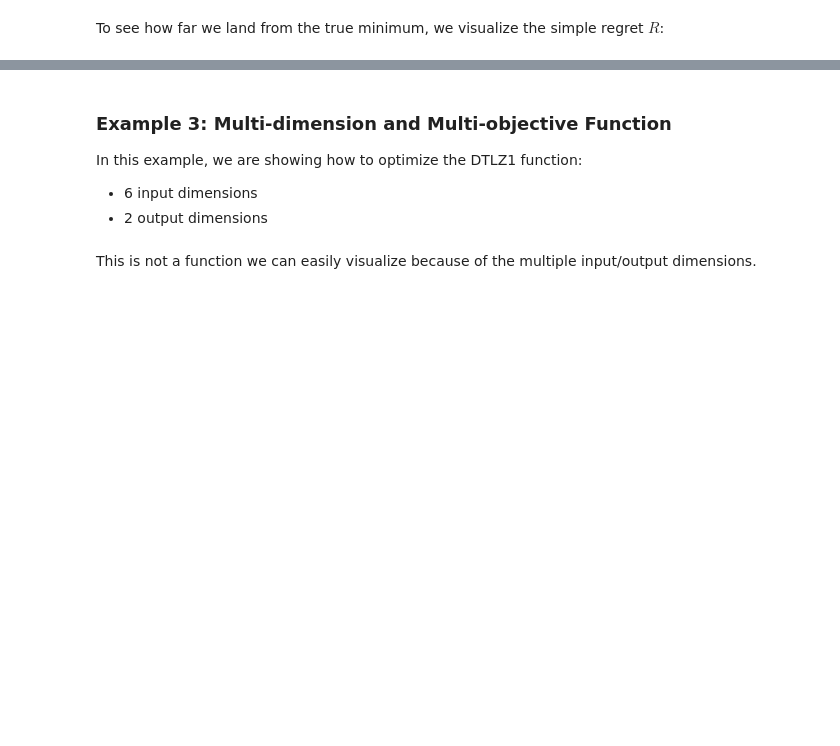
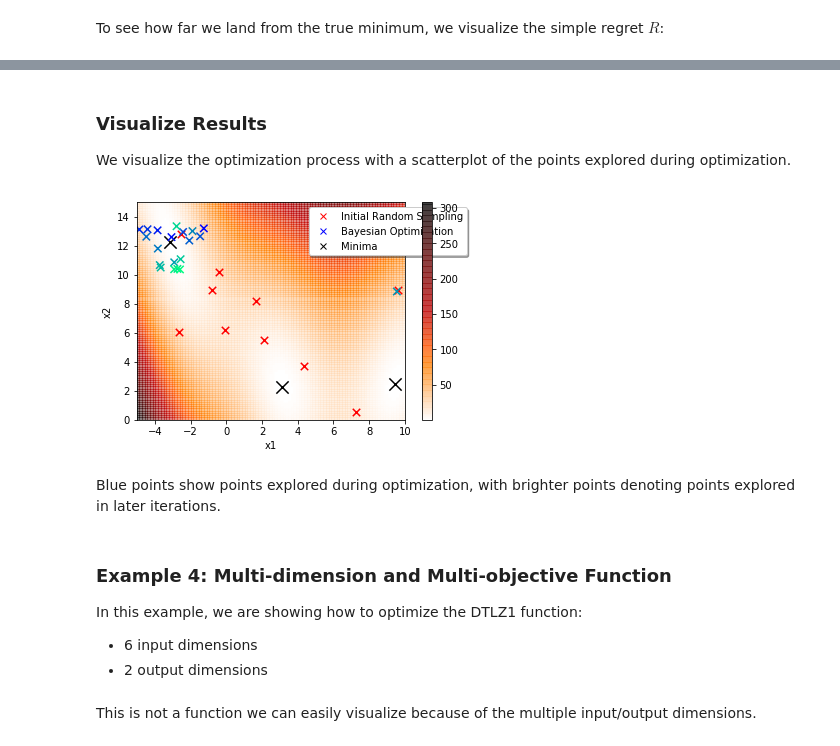
Before and after one commit to luinardi/hypermapper, a Jupyter notebook: example_scenarios/demo/demo_jupyter_notebook.ipynb, the cells around one changed output, grey strips where cells are left out. Cells and saved outputs as stored; diff of their text form; code cells hidden in the pictures; blank space fills up the shorter version.

Commit message:
Updated demo with more examples.

```diff
--- a/example_scenarios/demo/demo_jupyter_notebook.ipynb
+++ b/example_scenarios/demo/demo_jupyter_notebook.ipynb
@@ -344,0 +351,14 @@ To see how far we land from the true minimum, we visualize the simple regret $R$
+# %%
+def branin_function(X):
+    x1 = X['x1']
+    x2 = X['x2']
+    a = 1.0
+    b = 5.1 / (4.0 * math.pi * math.pi)
+    c = 5.0 / math.pi
+    r = 6.0
+    s = 10.0
+    t = 1.0 / (8.0 * math.pi)
+
+    value = a * (x2 - b * x1 * x1 + c * x1 - r) ** 2 + s * (1 - t) * math.cos(x1) + s
+
+    return value
@@ -344,0 +417,3 @@ To see how far we land from the true minimum, we visualize the simple regret $R$
+# %%
+hypermapper.optimize("example_scenarios/demo/example_branin_scenario.json", branin_function)
+sys.stdout = stdout
@@ -345,5 +438,59 @@ To see how far we land from the true minimum, we visualize the simple regret $R$
+# %% [markdown]
+### Visualize Results
+We visualize the optimization process with a scatterplot of the points explored during optimization.
+# %%
+from matplotlib.lines import Line2D
+
+# Plot the value of the Branin function over a grid of the space
+heatmap_samples = 100
+x1_heatmap_values = np.linspace(-5, 10, 100)
+x2_heatmap_values = np.linspace(0, 15, 100)
+branin_values = np.zeros((heatmap_samples, heatmap_samples), dtype=float)
+for i, x1 in enumerate(x1_heatmap_values):
+    for j, x2 in enumerate(x2_heatmap_values):
+        branin_values[j,i] = branin_function({'x1': x1, 'x2': x2})
+
+heat_cmap = plt.get_cmap("gist_heat_r")
+cf = plt.pcolormesh(x1_heatmap_values, x2_heatmap_values, branin_values, cmap=heat_cmap, alpha=0.5)
+plt.colorbar(cf)
+
+# Load the points evaluated by HyperMapper during optimization
+sampled_points = pd.read_csv("branin_output_samples.csv", usecols=['x1', 'x2'])
+x1_points = sampled_points['x1'].values
+x2_points = sampled_points['x2'].values
+
+# Split between DoE and BO
+doe_x1 = x1_points[:10]
+doe_x2 = x2_points[:10]
+bo_x1 = x1_points[10:]
+bo_x2 = x2_points[10:]
+bo_iterations = list(range(len(bo_x1)))
+
+optima_x1 = [-3.141, 3.141, 9.425]
+optima_x2 = [12.275, 2.275, 2.475]
+plt.scatter(optima_x1, optima_x2, s=point_size, marker='x', color="black", label="Minima")
+plt.scatter(doe_x1, doe_x2, s=point_size**0.8, marker='x', color="red", label="Initial Random Sampling")
+plt.scatter(bo_x1, bo_x2, s=point_size**0.8, marker='x', c=bo_iterations, cmap=cmap, label="Bayesian Otimization")
+
+plt.xlim(min(x1_heatmap_values), max(x1_heatmap_values))
+plt.ylim(min(x2_heatmap_values), max(x2_heatmap_values))
+plt.xlabel('x1')
+plt.ylabel('x2')
+
+legend_elements = [
+    Line2D([0], [0], marker='x', color='red', linestyle='None', label="Initial Random Sampling"),
+    Line2D([0], [0], marker='x', color='blue', linestyle='None', label="Bayesian Optimization"),
+    Line2D([0], [0], marker='x', color='black', linestyle='None', label='Minima'),
+]
+plt.legend(handles=legend_elements, bbox_to_anchor=(1.25, 1), fancybox=True, shadow=True, ncol=1)
+
+plt.show()
+# %% [output]
+[figure, added]
+# %% [markdown]
+Blue points show points explored during optimization, with brighter points denoting points explored in later iterations.
 # %% [markdown]
-### Example 3: Multi-dimension and Multi-objective Function
+### Example 4: Multi-dimension and Multi-objective Function
 
 In this example, we are showing how to optimize the DTLZ1 function:
 - 6 input dimensions
```
Also changed, not shown: parts of 27 cells of this notebook.
